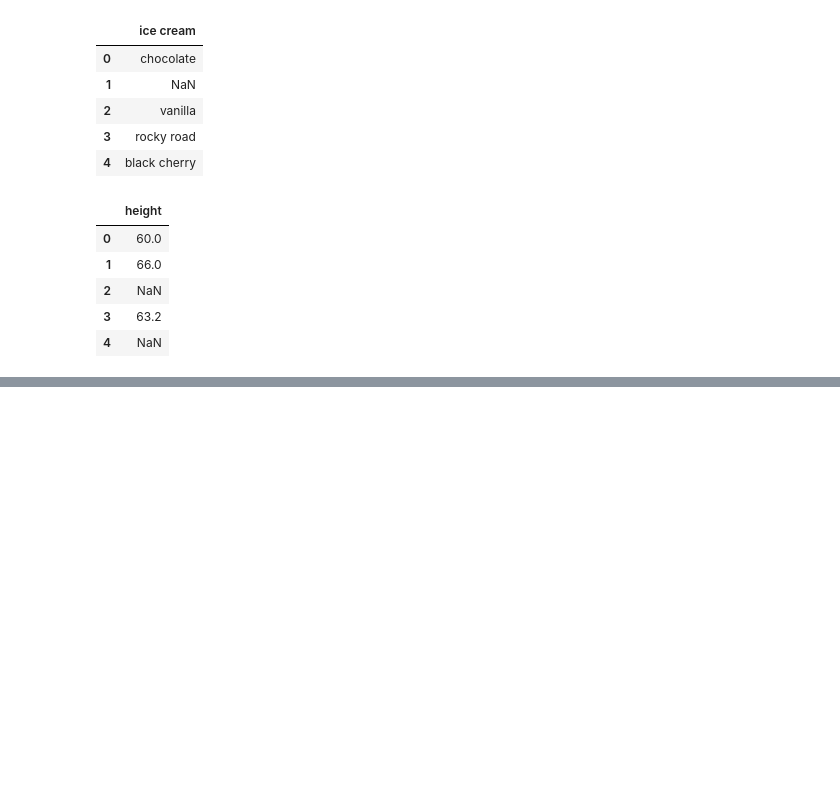
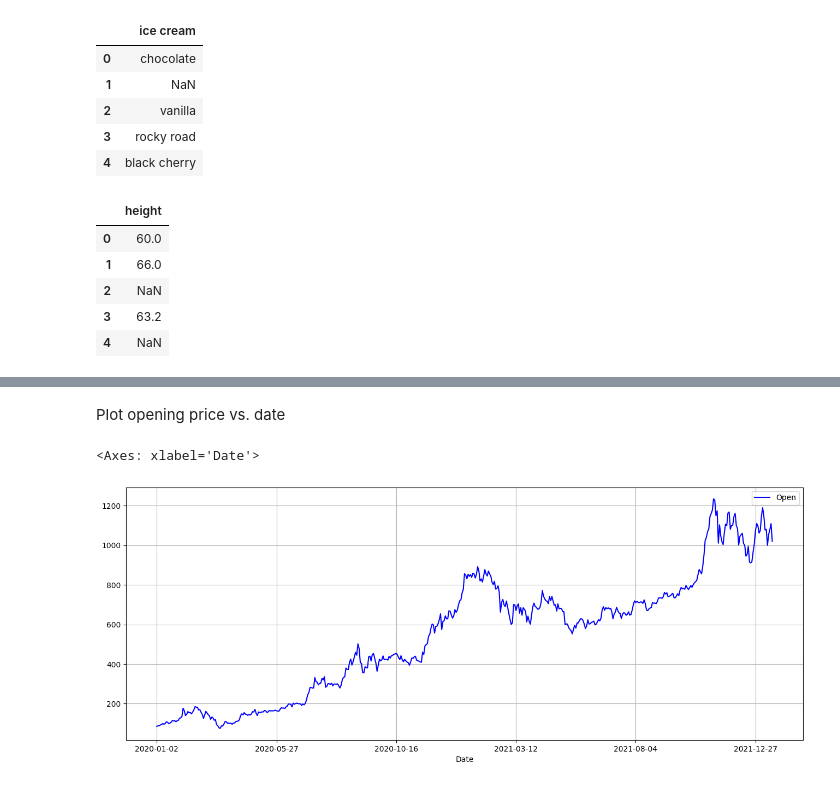
Before and after one commit to johnmarcovici/demo-notebooks, a Jupyter notebook: pandas_demos.ipynb, the cells around one changed output, grey strips where cells are left out. Saved outputs shown, nothing was run; the diff lists cells and outputs as text; code cells hidden in the pictures; blank space fills up the shorter version.

Commit message:
Add plot of tesla stock price

```diff
--- a/pandas_demos.ipynb
+++ b/pandas_demos.ipynb
@@ -816,0 +821,3 @@ _ = df.apply(lambda x: display(x.to_frame()), axis=0)
+# %%
+df = pd.read_csv("./data/tsla.csv")
+df
@@ -816,0 +840,8 @@ _ = df.apply(lambda x: display(x.to_frame()), axis=0)
+# %% [markdown]
+Plot opening price vs. date
+# %%
+_, ax = plt.subplots(figsize=(16,6))
+df.plot(x="Date", y="Open", color="blue", kind="line", grid=True, ax=ax)
+# %% [output]
+<Axes: xlabel='Date'>
+[figure, added]
```
Also changed, not shown: parts of 4 cells of this notebook, 1 other file.
